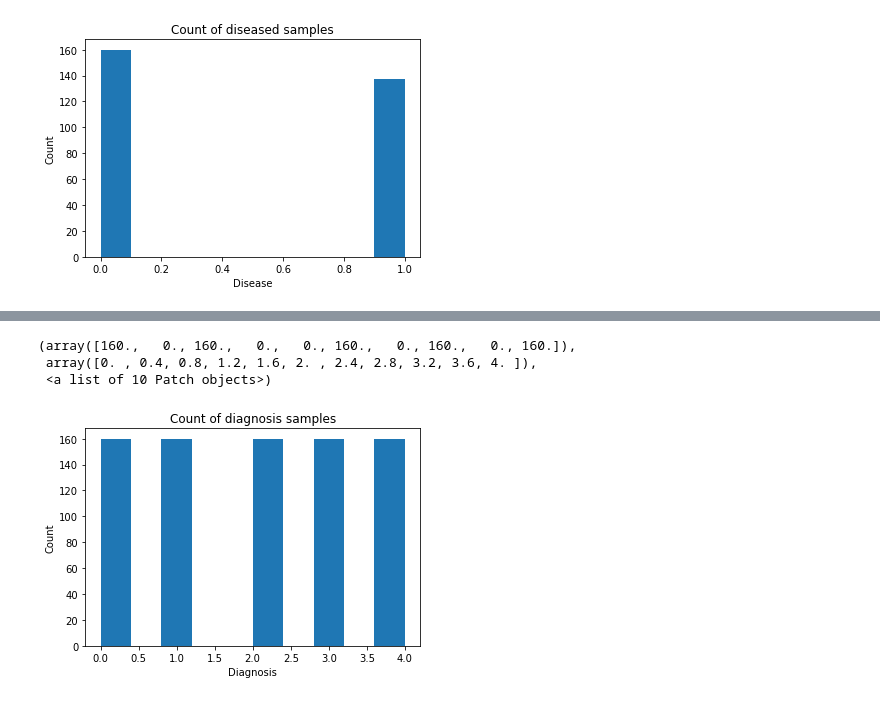
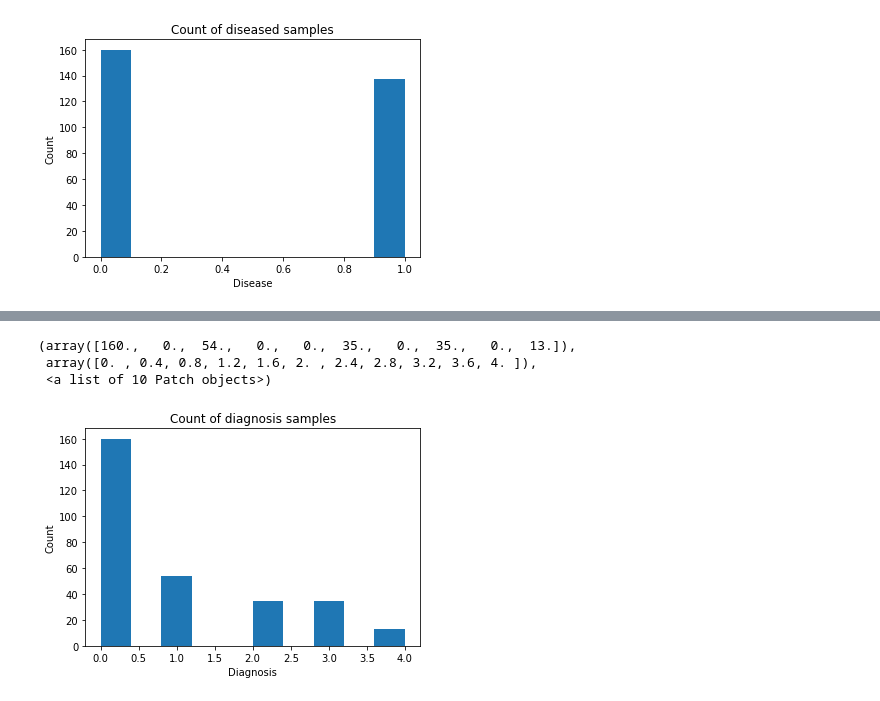
Before and after one commit to joaogomes18/Machine-Learning, a Jupyter notebook: 1stAssignment/1stAssignmentSVMWithNormalization5-FoldCrossValidationBinaryWithAndWithoutBalancingAndNonBinaryClassifiersWithBalacing.ipynb, the cells around one changed output, grey strips where cells are left out. Cells and saved outputs as stored; diff of their text form; code cells hidden in the pictures.

```diff
--- a/1stAssignment/1stAssignmentSVMWithNormalization5-FoldCrossValidationBinaryWithAndWithoutBalancingAndNonBinaryClassifiersWithBalacing.ipynb
+++ b/1stAssignment/1stAssignmentSVMWithNormalization5-FoldCrossValidationBinaryWithAndWithoutBalancingAndNonBinaryClassifiersWithBalacing.ipynb
@@ -352,22 +409,15 @@ Mean gaussian kernel F1:  0.8460278544261317
 # %%
 data_n = data.values
 
 X = data_n[:,:-1]
 y = data_n[:,-1]
 
-import imblearn
-
-from imblearn.over_sampling import RandomOverSampler
-
-ros = RandomOverSampler()
-X_ros, y_ros = ros.fit_sample(X, y)
-
 plt.title("Count of diagnosis samples")
 plt.xlabel("Diagnosis")
 plt.ylabel("Count")
-plt.hist(y_ros)
+plt.hist(y)
 # %% [output]
-(array([160.,   0., 160.,   0.,   0., 160.,   0., 160.,   0., 160.]),
+(array([160.,   0.,  54.,   0.,   0.,  35.,   0.,  35.,   0.,  13.]),
  array([0. , 0.4, 0.8, 1.2, 1.6, 2. , 2.4, 2.8, 3.2, 3.6, 4. ]),
  <a list of 10 Patch objects>)
-[figure, old version]
+[figure, new version]
```
Also changed, not shown: parts of 16 cells of this notebook, 15 other files.
